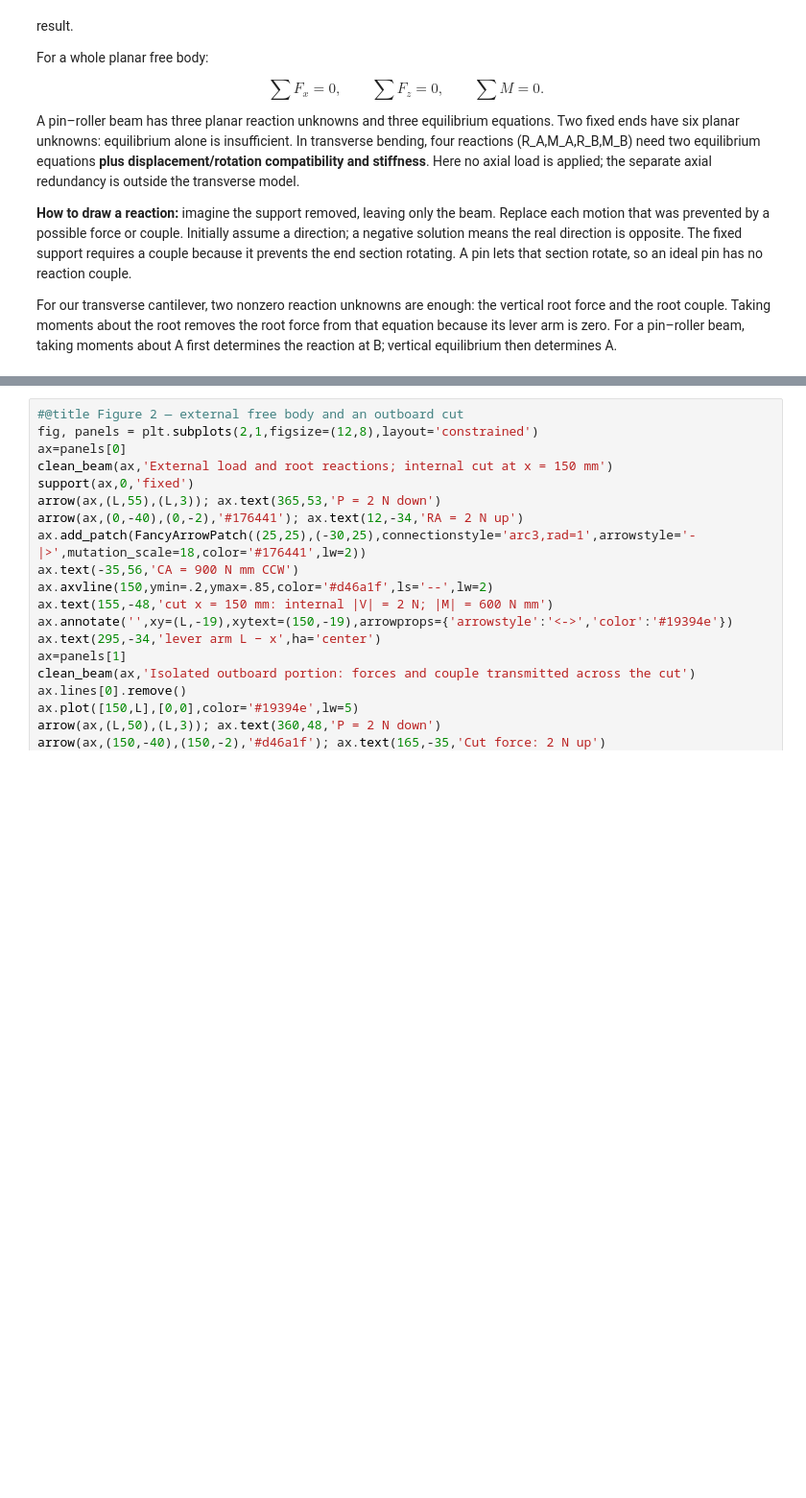
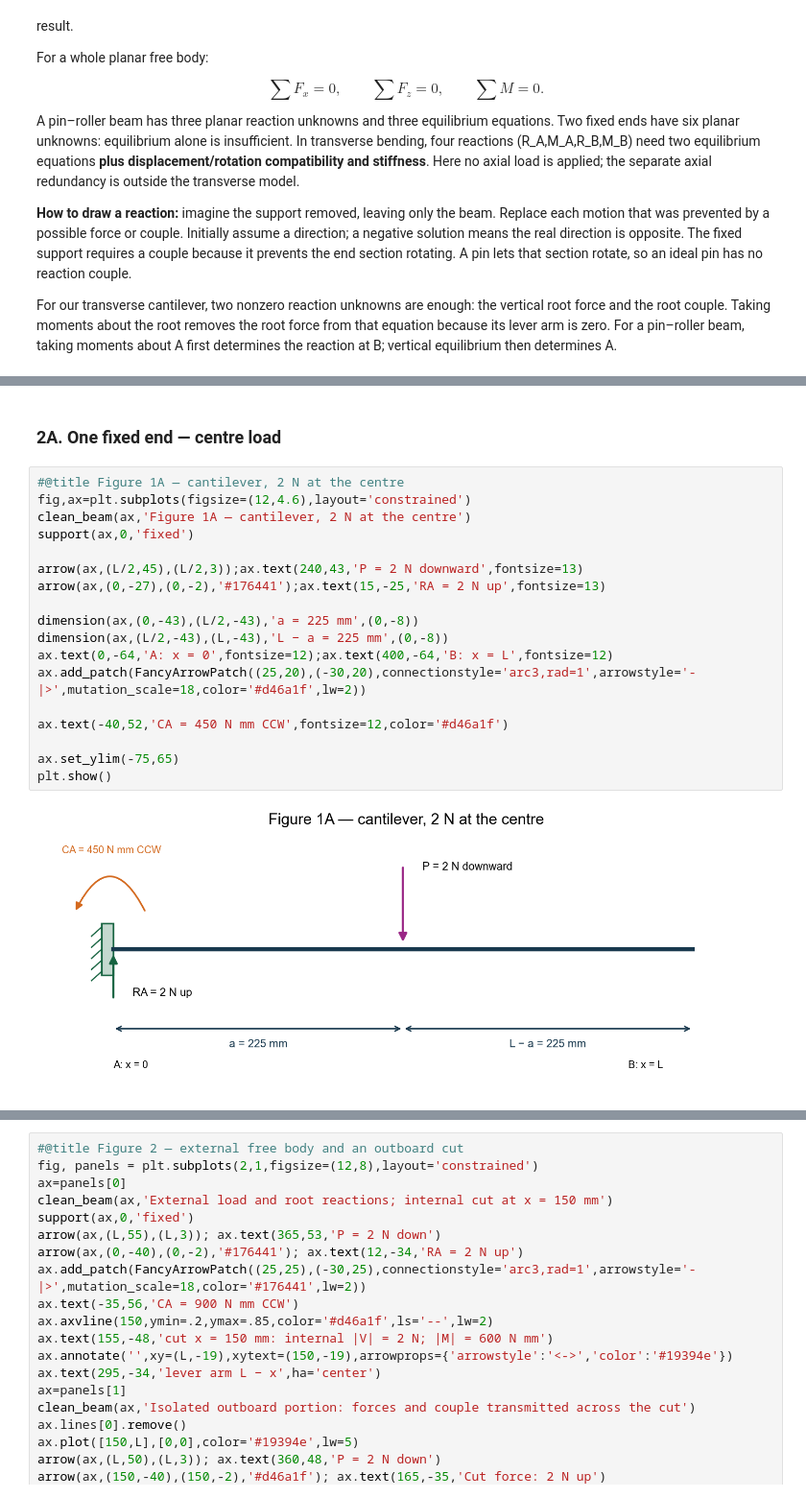
Before and after one commit to Ehsan-Roohi/Aerospace-Structures, a Jupyter notebook: notebooks/MIE446_Lecture_03_Beam_Reactions_Stress_and_Deflection.ipynb, the cells around one changed output, grey strips where cells are left out. Shown at 96% size. Drawn from its saved outputs; the diff is of its cells as text; blank space fills up the shorter version.

```diff
--- a/notebooks/MIE446_Lecture_03_Beam_Reactions_Stress_and_Deflection.ipynb
+++ b/notebooks/MIE446_Lecture_03_Beam_Reactions_Stress_and_Deflection.ipynb
@@ -243,0 +199,22 @@ The shape is solved with four boundary conditions because its governing equation
+# %% [markdown]
+### 2A. One fixed end — centre load
+# %%
+#@title Figure 1A — cantilever, 2 N at the centre
+fig,ax=plt.subplots(figsize=(12,4.6),layout='constrained')
+clean_beam(ax,'Figure 1A — cantilever, 2 N at the centre')
+support(ax,0,'fixed')
+
+arrow(ax,(L/2,45),(L/2,3));ax.text(240,43,'P = 2 N downward',fontsize=13)
+arrow(ax,(0,-27),(0,-2),'#176441');ax.text(15,-25,'RA = 2 N up',fontsize=13)
+
+dimension(ax,(0,-43),(L/2,-43),'a = 225 mm',(0,-8))
+dimension(ax,(L/2,-43),(L,-43),'L − a = 225 mm',(0,-8))
+ax.text(0,-64,'A: x = 0',fontsize=12);ax.text(400,-64,'B: x = L',fontsize=12)
+ax.add_patch(FancyArrowPatch((25,20),(-30,20),connectionstyle='arc3,rad=1',arrowstyle='-|>',mutation_scale=18,color='#d46a1f',lw=2))
+
+ax.text(-40,52,'CA = 450 N mm CCW',fontsize=12,color='#d46a1f')
+
+ax.set_ylim(-75,65)
+plt.show()
+# %% [output]
+[figure, added]
```
Also changed, not shown: parts of 64 cells of this notebook, 8 other files.
